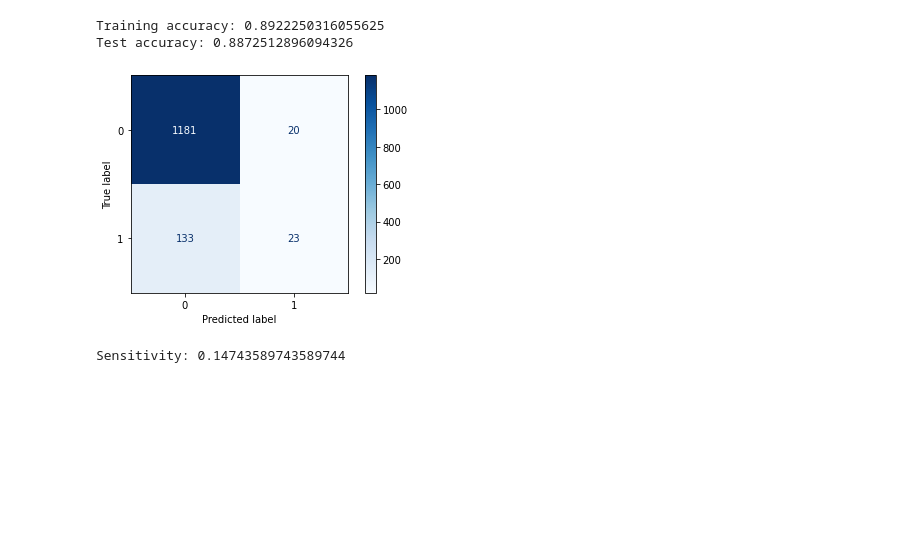
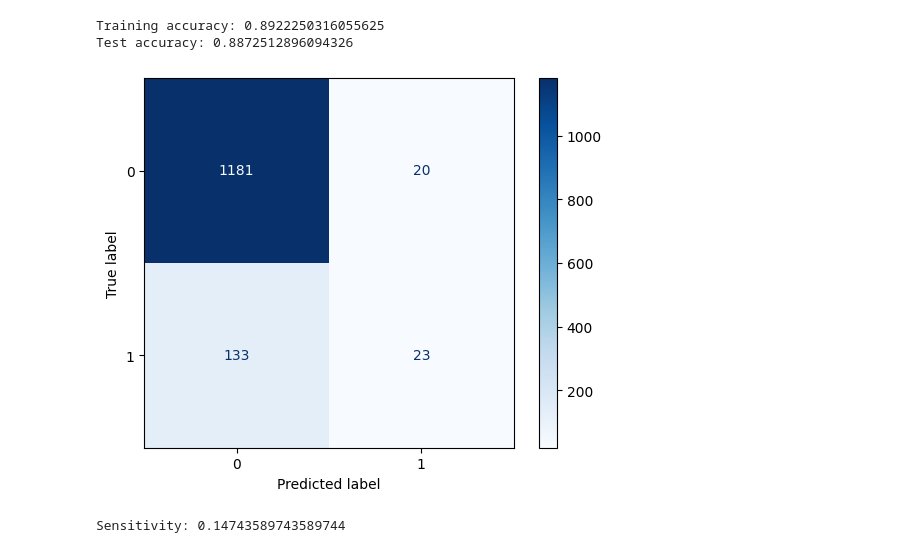
Before and after one commit to coding-dojo-data-science/machine-learning-practice-solutions, a Jupyter notebook: Classification_Metrics_2_Solutions.ipynb, the cells around one changed output. Cells and saved outputs as stored; diff of their text form; code cells hidden in the pictures; blank space fills up the shorter version.

```diff
--- a/Classification_Metrics_2_Solutions.ipynb
+++ b/Classification_Metrics_2_Solutions.ipynb
@@ -134,12 +120,10 @@ Test accuracy: 0.8872512896094326
 # %%
 # save predictions
 preds = gs.predict(X_test)
-# %%
-plot_confusion_matrix(gs, X_test, y_test,
-                      cmap = 'Blues',
-                      values_format = 'd');
-# %% [output]
-[figure, removed]
+# %%
+ConfusionMatrixDisplay.from_predictions(y_test, preds, cmap = 'Blues');
+# %% [output]
+[figure, added]
 # %%
 # Sensitivity:
 
```
Also changed, not shown: parts of 9 cells of this notebook.
